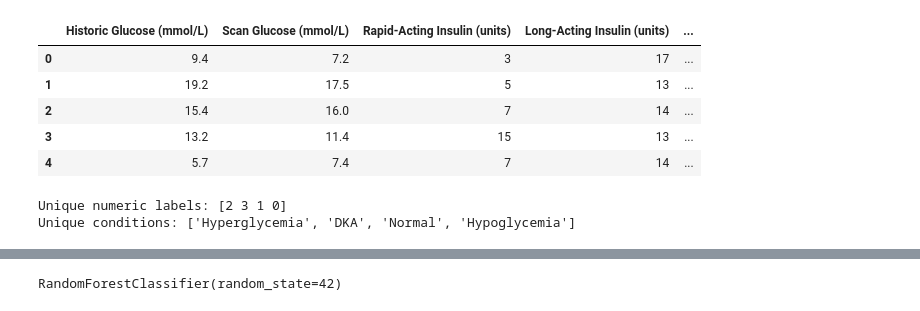
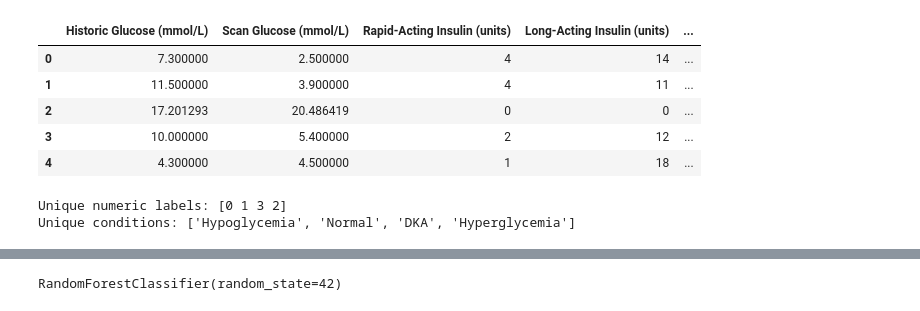
Before and after one commit to M-Bless/Diabetes-project, a Jupyter notebook: diabetes_analysis_train.ipynb, the cells around one changed output, grey strips where cells are left out. Saved outputs shown, nothing was run; the diff lists cells and outputs as text; code cells hidden in the pictures.

```diff
--- a/diabetes_analysis_train.ipynb
+++ b/diabetes_analysis_train.ipynb
@@ -11,17 +11,17 @@ from sklearn.metrics import accuracy_score, classification_report, confusion_mat
 from sklearn.model_selection import cross_val_score
 # %%
 # Load the synthetic dataset
-df = pd.read_csv('synthetic_diabetes_data.csv')
+df = pd.read_csv('synthetic_diabetes_data_v2.csv')
 
 # Quick check
 df.head()
 # %% [output]
 |  | Historic Glucose (mmol/L) | Scan Glucose (mmol/L) | Rapid-Acting Insulin (units) | Long-Acting Insulin (units) | ... |
-| 0 | 9.4 | 7.2 | 3 | 17 | ... |
-| 1 | 19.2 | 17.5 | 5 | 13 | ... |
-| 2 | 15.4 | 16.0 | 7 | 14 | ... |
-| 3 | 13.2 | 11.4 | 15 | 13 | ... |
-| 4 | 5.7 | 7.4 | 7 | 14 | ... |
+| 0 | 7.300000 | 2.500000 | 4 | 14 | ... |
+| 1 | 11.500000 | 3.900000 | 4 | 11 | ... |
+| 2 | 17.201293 | 20.486419 | 0 | 0 | ... |
+| 3 | 10.000000 | 5.400000 | 2 | 12 | ... |
+| 4 | 4.300000 | 4.500000 | 1 | 18 | ... |
 # %%
 
 # Map numeric labels to condition names
@@ -36,5 +36,5 @@ print("Unique numeric labels:", unique_labels)
 unique_conditions = [condition_map[label] for label in unique_labels]
 print("Unique conditions:", unique_conditions)
 # %% [output]
-Unique numeric labels: [2 3 1 0]
-Unique conditions: ['Hyperglycemia', 'DKA', 'Normal', 'Hypoglycemia']
+Unique numeric labels: [0 1 3 2]
+Unique conditions: ['Hypoglycemia', 'Normal', 'DKA', 'Hyperglycemia']
```
Also changed, not shown: parts of 21 cells of this notebook, 9 other files.
